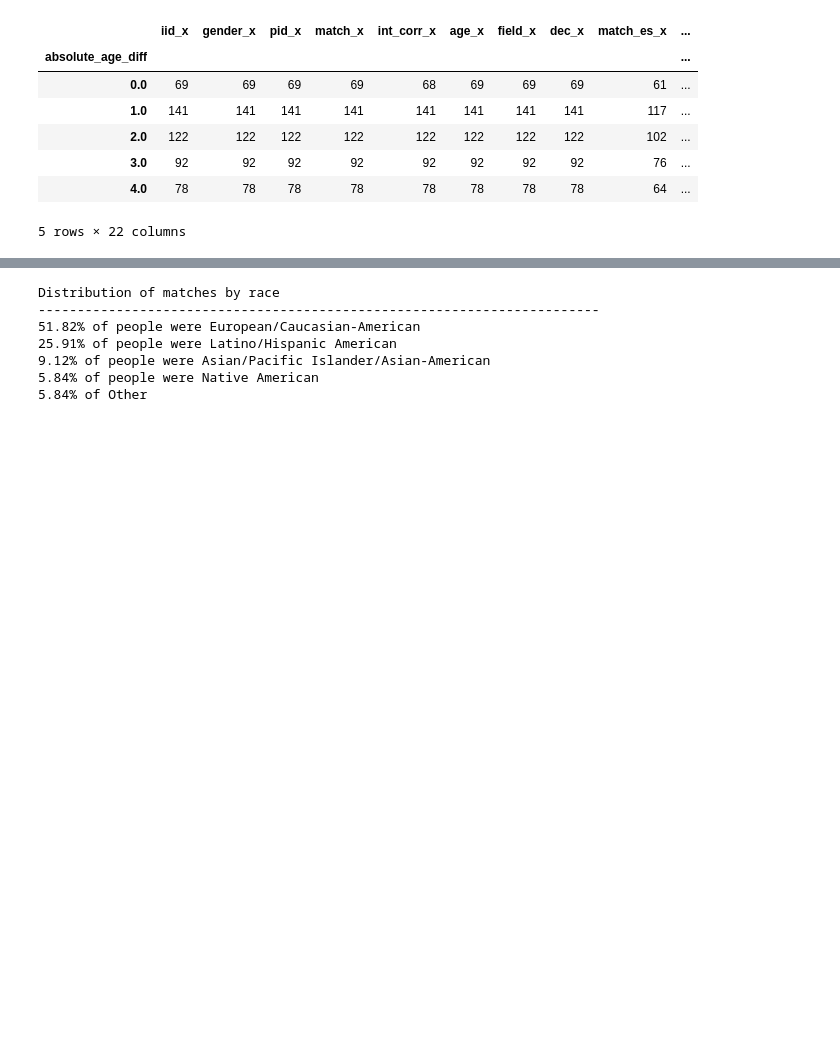
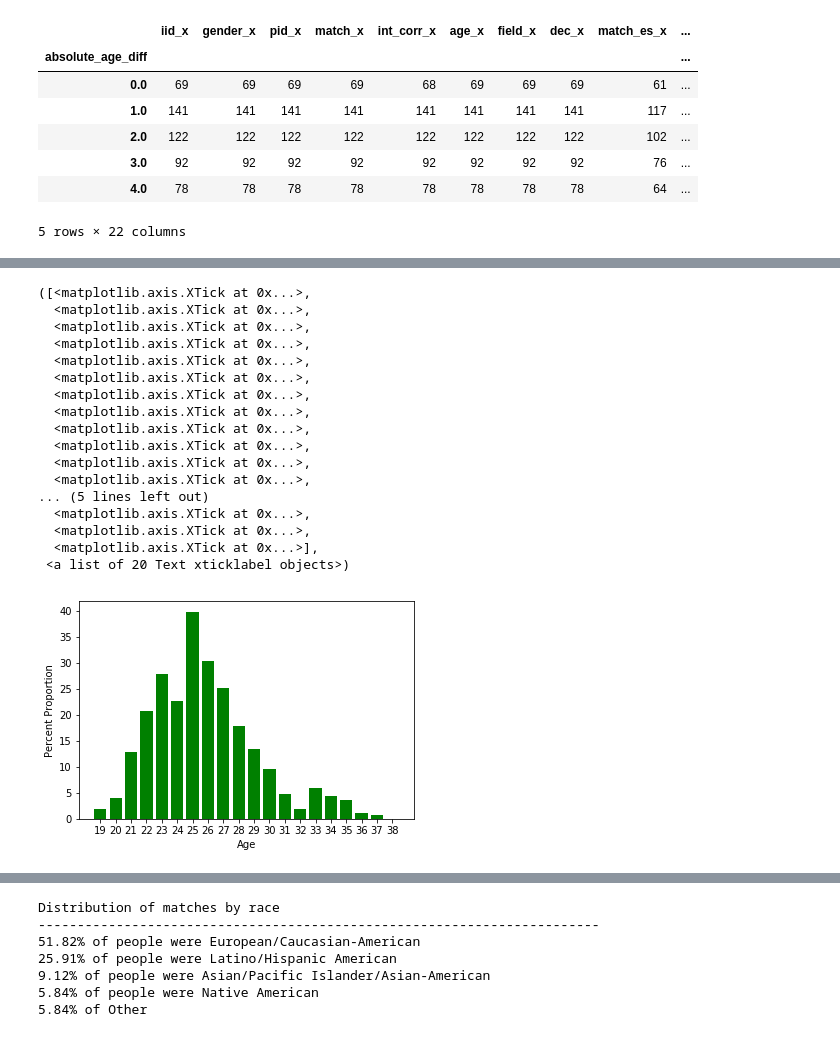
Before and after one commit to Levishantz/Speed_Dating, a Jupyter notebook: Resources/Python_levi_speed_dating.ipynb, the cells around one changed output, grey strips where cells are left out. Cells and saved outputs as stored; diff of their text form; code cells hidden in the pictures; blank space fills up the shorter version.

```diff
--- a/Resources/Python_levi_speed_dating.ipynb
+++ b/Resources/Python_levi_speed_dating.ipynb
@@ -173,0 +157,36 @@ Name: absolute_age_diff, dtype: float64
+# %%
+# Pulling averge age, and plotting distribution
+
+getting_average_age =  matched.groupby('age_x').count() / len(group_df['age_x']) * 100
+getting_average_age.round(decimals=2)
+
+x_vals = (np.arange(19, 39, 1))
+
+y_vals = list(getting_average_age['iid_x'])
+y_vals.insert(37, 0)
+
+plt.bar(x_vals, y_vals, color='green')
+
+plt.xlabel('Age')
+plt.ylabel('Percent Proportion')
+
+plt.xticks(x_vals)
+# %% [output]
+([<matplotlib.axis.XTick at 0x...>,
+  <matplotlib.axis.XTick at 0x...>,
+  <matplotlib.axis.XTick at 0x...>,
+  <matplotlib.axis.XTick at 0x...>,
+  <matplotlib.axis.XTick at 0x...>,
+  <matplotlib.axis.XTick at 0x...>,
+  <matplotlib.axis.XTick at 0x...>,
+  <matplotlib.axis.XTick at 0x...>,
+  <matplotlib.axis.XTick at 0x...>,
+  <matplotlib.axis.XTick at 0x...>,
+  <matplotlib.axis.XTick at 0x...>,
+  <matplotlib.axis.XTick at 0x...>,
+... (5 lines left out)
+  <matplotlib.axis.XTick at 0x...>,
+  <matplotlib.axis.XTick at 0x...>,
+  <matplotlib.axis.XTick at 0x...>],
+ <a list of 20 Text xticklabel objects>)
+[figure, added]
```
Also changed, not shown: parts of 9 cells of this notebook.
